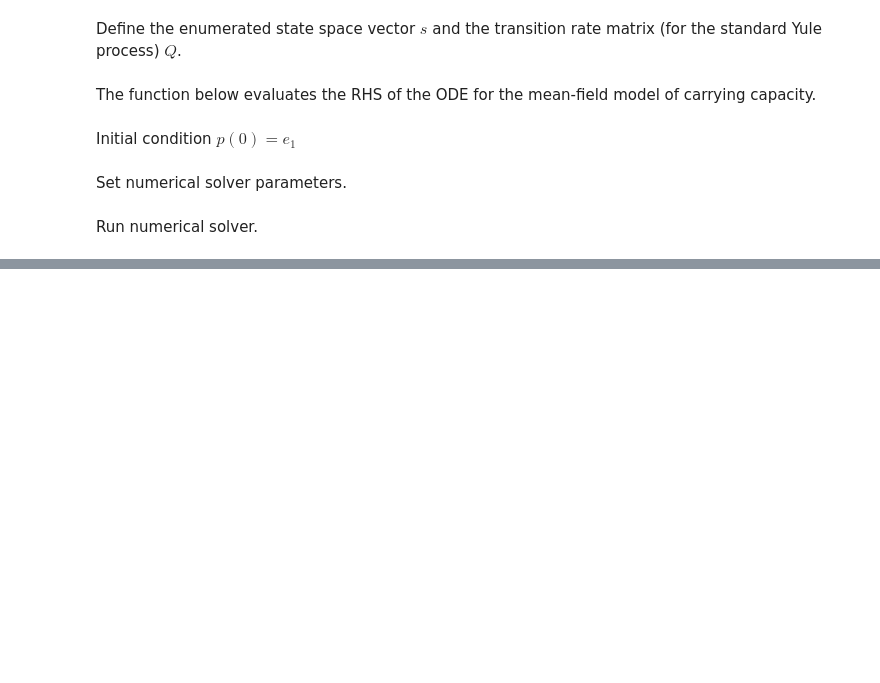
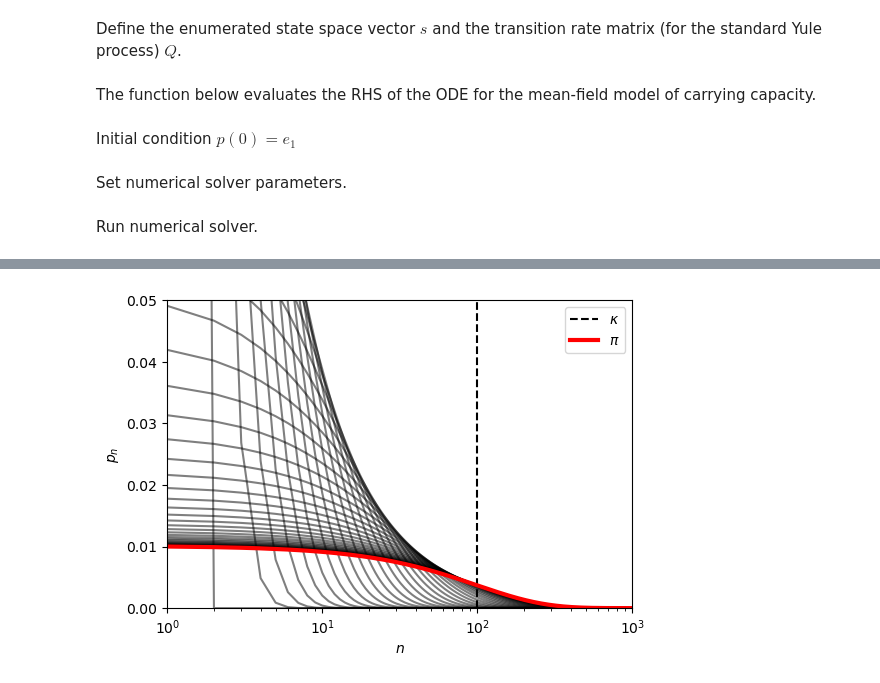
Before and after one commit to WSDeWitt/mfbd, a Jupyter notebook: capacity.ipynb, the cells around one changed output, grey strips where cells are left out. Saved outputs shown, nothing was run; the diff lists cells and outputs as text; code cells hidden in the pictures; blank space fills up the shorter version.

```diff
--- a/capacity.ipynb
+++ b/capacity.ipynb
@@ -187,0 +257,18 @@ Note that the process above, with interaction mediated by $\mathbb{E}_p(t)[X_t]$
+# %%
+π = jax.scipy.stats.geom.pmf(s, 1 / κ)
+# %%
+# plot solutions at each time step
+plt.figure(figsize=(6, 4))
+plt.axvline(κ, color="k", linestyle="--", label="$\kappa$")
+plt.plot(s, sol.ys.T, color="k", alpha=0.5)
+plt.plot(s, π, color="r", lw=3, label="$\\pi$")
+plt.xlabel("$n$")
+plt.ylabel("$p_n$")
+plt.xscale("log")
+# plt.yscale("log")
+plt.xlim(1, n_max)
+plt.ylim(0, 0.05)
+plt.legend(loc="upper right")
+plt.show()
+# %% [output]
+[figure, added]
```
Also changed, not shown: parts of 25 cells of this notebook.
